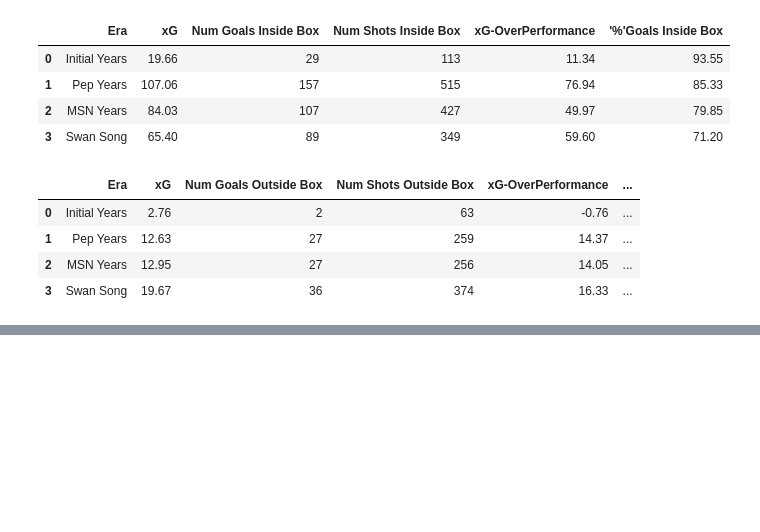
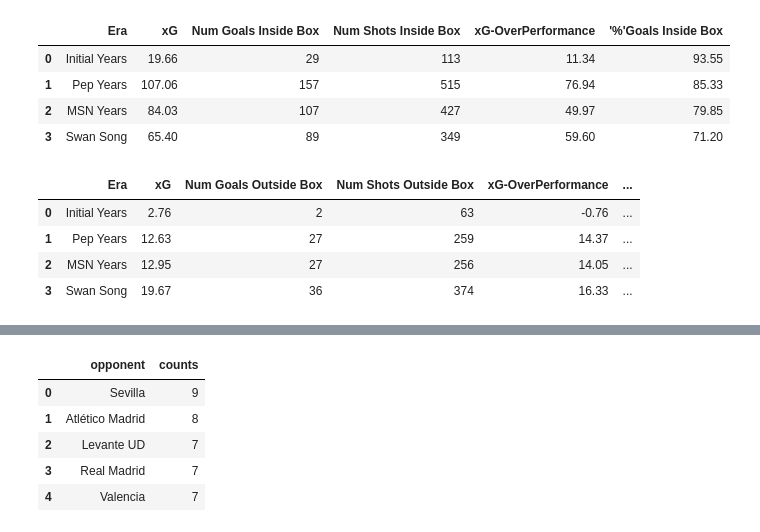
Before and after one commit to YashaswiPandey/IST652-FinalProject, a Jupyter notebook: messiAnalysis.ipynb, the cells around one changed output, grey strips where cells are left out. Saved outputs shown, nothing was run; the diff lists cells and outputs as text; code cells hidden in the pictures; blank space fills up the shorter version.

```diff
--- a/messiAnalysis.ipynb
+++ b/messiAnalysis.ipynb
@@ -1184,0 +1227,9 @@ goalsOBox
+# %%
+goalsA
+# %% [output]
+|  | opponent | counts |
+| 0 | Sevilla | 9 |
+| 1 | Atlético Madrid | 8 |
+| 2 | Levante UD | 7 |
+| 3 | Real Madrid | 7 |
+| 4 | Valencia | 7 |
```
Also changed, not shown: parts of 15 cells of this notebook, 3 other files.
